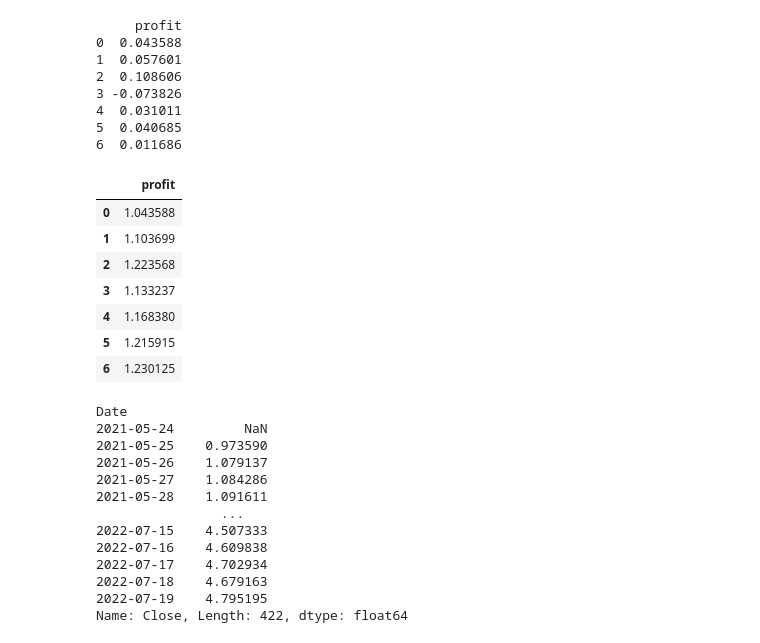
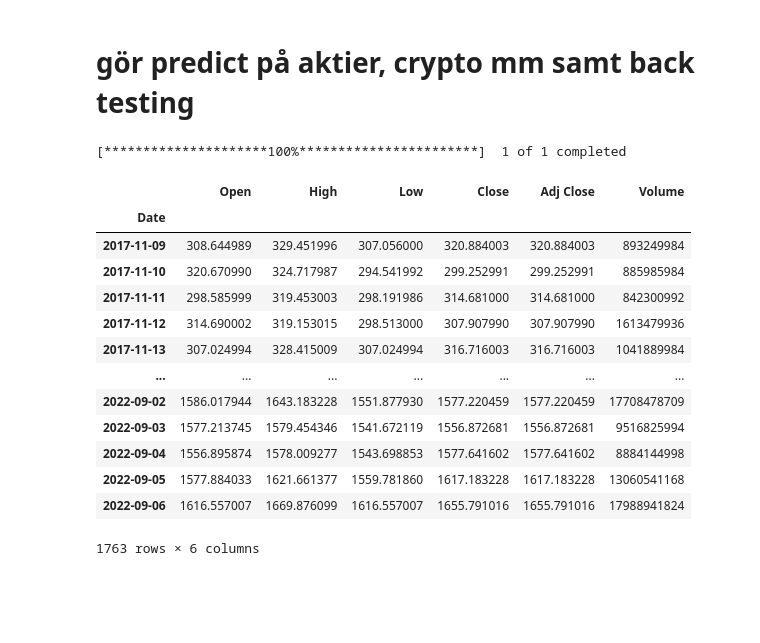
Before and after one commit to carokanns/Krypto, a Jupyter notebook: backtesting_a_stochastic_strategy/backtesting.ipynb, the cells around one changed output. Cells and saved outputs as stored; diff of their text form; code cells hidden in the pictures; blank space fills up the shorter version.

```diff
--- a/backtesting_a_stochastic_strategy/backtesting.ipynb
+++ b/backtesting_a_stochastic_strategy/backtesting.ipynb
@@ -154,38 +1,2 @@ sells
-# %%
-profits = pd.DataFrame([(sell - buy)/buy for sell, buy in zip(sells, buys)], columns=['profit'])
-import numpy as np
-print(profits)
-# %% [output]
-     profit
-0  0.043588
-1  0.057601
-2  0.108606
-3 -0.073826
-4  0.031011
-5  0.040685
-6  0.011686
-# %%
-display((profits+1).cumprod()) # cumulative profit
-(df.Close.pct_change()+1).cumprod() # market development
-# %% [output]
-|  | profit |
-| 0 | 1.043588 |
-| 1 | 1.103699 |
-| 2 | 1.223568 |
-| 3 | 1.133237 |
-| 4 | 1.168380 |
-| 5 | 1.215915 |
-| 6 | 1.230125 |
-Date
-2021-05-24         NaN
-2021-05-25    0.973590
-2021-05-26    1.079137
-2021-05-27    1.084286
-2021-05-28    1.091611
-                ...
-2022-07-15    4.507333
-2022-07-16    4.609838
-2022-07-17    4.702934
-2022-07-18    4.679163
-2022-07-19    4.795195
-Name: Close, Length: 422, dtype: float64
+# %% [markdown]
+# gör predict på aktier, crypto mm samt back testing
@@ -191,0 +10,30 @@ Name: Close, Length: 422, dtype: float64
+# %%
+df = pd.DataFrame()
+ticker = "ETH-USD"
+# ticker = "TSLA-USD"
+
+if os.path.exists(ticker+".csv"):
+    print('använd sparad fil')
+    df = pd.read_csv(ticker+".csv", index_col=0)
+else:
+    df = yf.download(ticker,period='max')  #  tex: start="2019-01-01", end="2020-01-01")
+    df.to_csv(ticker+".csv")
+
+df.index = pd.to_datetime(df.index)
+df
+# %% [output]
+[*********************100%***********************]  1 of 1 completed
+|  | Open | High | Low | Close | Adj Close | Volume |
+| Date |  |  |  |  |  |  |
+| 2017-11-09 | 308.644989 | 329.451996 | 307.056000 | 320.884003 | 320.884003 | 893249984 |
+| 2017-11-10 | 320.670990 | 324.717987 | 294.541992 | 299.252991 | 299.252991 | 885985984 |
+| 2017-11-11 | 298.585999 | 319.453003 | 298.191986 | 314.681000 | 314.681000 | 842300992 |
+| 2017-11-12 | 314.690002 | 319.153015 | 298.513000 | 307.907990 | 307.907990 | 1613479936 |
+| 2017-11-13 | 307.024994 | 328.415009 | 307.024994 | 316.716003 | 316.716003 | 1041889984 |
+| ... | ... | ... | ... | ... | ... | ... |
+| 2022-09-02 | 1586.017944 | 1643.183228 | 1551.877930 | 1577.220459 | 1577.220459 | 17708478709 |
+| 2022-09-03 | 1577.213745 | 1579.454346 | 1541.672119 | 1556.872681 | 1556.872681 | 9516825994 |
+| 2022-09-04 | 1556.895874 | 1578.009277 | 1543.698853 | 1577.641602 | 1577.641602 | 8884144998 |
+| 2022-09-05 | 1577.884033 | 1621.661377 | 1559.781860 | 1617.183228 | 1617.183228 | 13060541168 |
+| 2022-09-06 | 1616.557007 | 1669.876099 | 1616.557007 | 1655.791016 | 1655.791016 | 17988941824 |
+1763 rows × 6 columns
```
Also changed, not shown: parts of 33 cells of this notebook, 3 other files.
